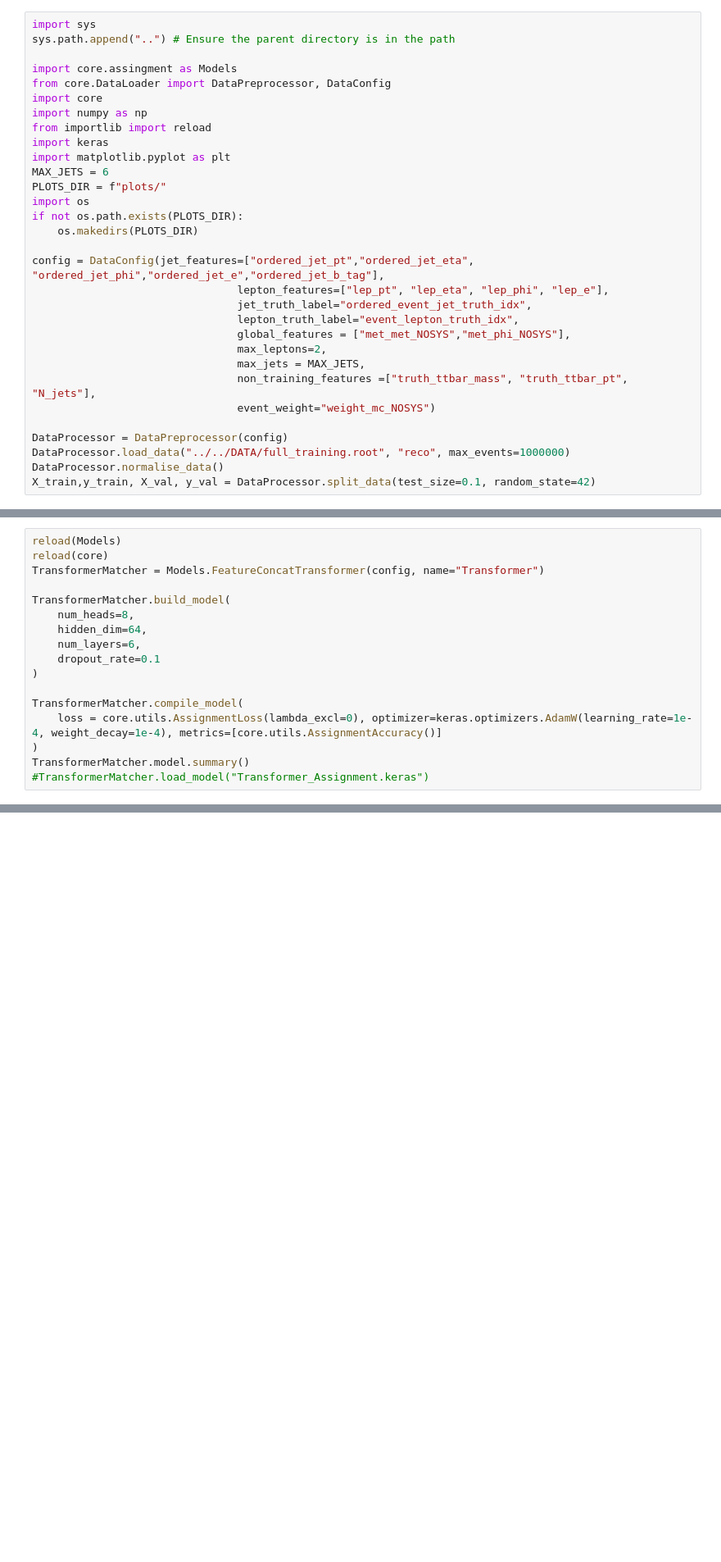
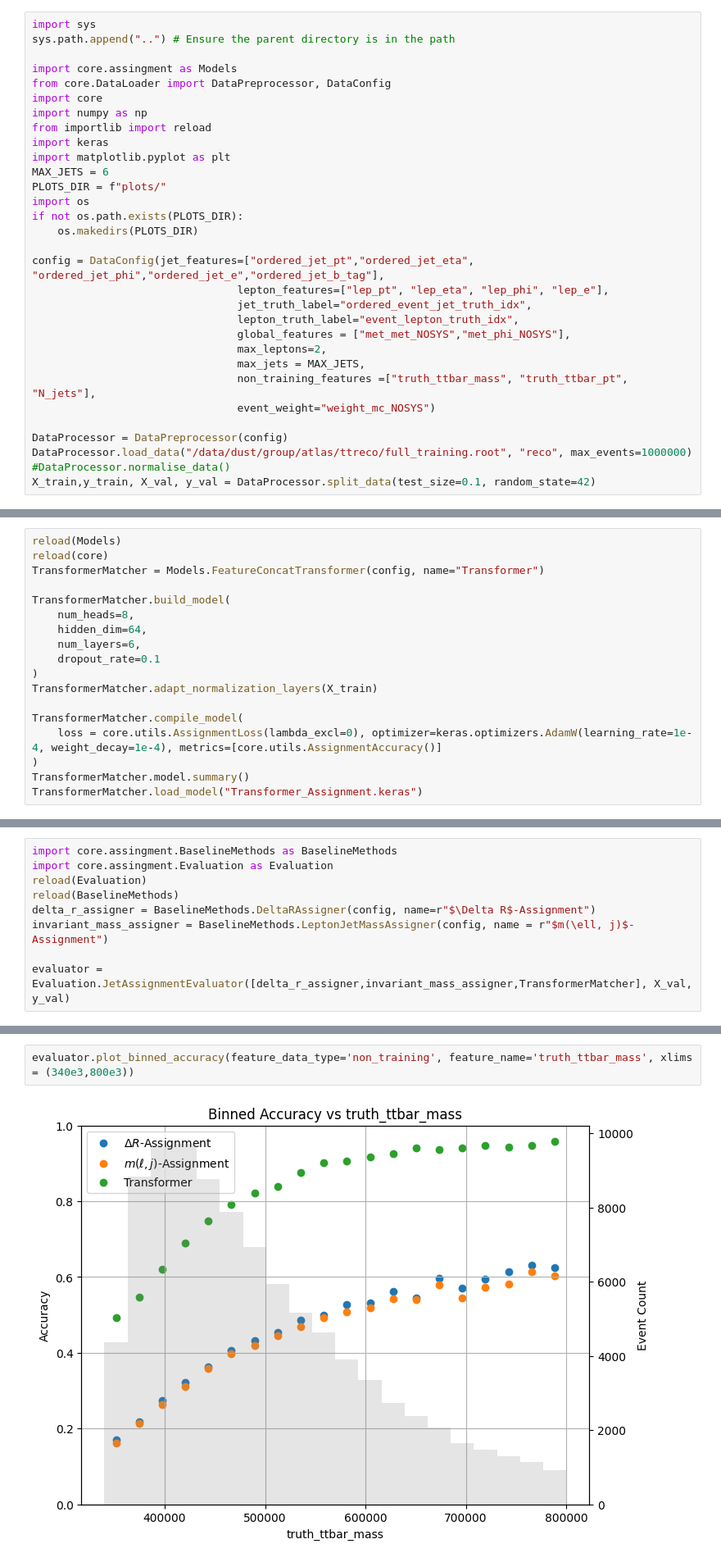
Before and after one commit to simi216/mva-trainer, a Jupyter notebook: notebooks/TransformerAnalysis.ipynb, the cells around one changed output, grey strips where cells are left out. Shown at 82% size. Cells and saved outputs as stored; diff of their text form; blank space fills up the shorter version.

Commit message:
made evaluation running

```diff
--- a/notebooks/TransformerAnalysis.ipynb
+++ b/notebooks/TransformerAnalysis.ipynb
@@ -26,6 +26,6 @@ config = DataConfig(jet_features=["ordered_jet_pt","ordered_jet_eta", "ordered_j
                                 event_weight="weight_mc_NOSYS")
 
 DataProcessor = DataPreprocessor(config)
-DataProcessor.load_data("../../DATA/full_training.root", "reco", max_events=1000000)
-DataProcessor.normalise_data()
+DataProcessor.load_data("/data/dust/group/atlas/ttreco/full_training.root", "reco", max_events=1000000)
+#DataProcessor.normalise_data()
 X_train,y_train, X_val, y_val = DataProcessor.split_data(test_size=0.1, random_state=42)
@@ -40,10 +54,11 @@ TransformerMatcher.build_model(
     num_layers=6,
     dropout_rate=0.1
 )
+TransformerMatcher.adapt_normalization_layers(X_train)
 
 TransformerMatcher.compile_model(
     loss = core.utils.AssignmentLoss(lambda_excl=0), optimizer=keras.optimizers.AdamW(learning_rate=1e-4, weight_decay=1e-4), metrics=[core.utils.AssignmentAccuracy()]
 )
 TransformerMatcher.model.summary()
-#TransformerMatcher.load_model("Transformer_Assignment.keras")
+TransformerMatcher.load_model("Transformer_Assignment.keras")
 # %% [output]
@@ -123,0 +130,9 @@ ConfusionMatrixDisplay.from_predictions(y_val[:,:,0].argmax(axis=-1),outputs[:,:
+# %%
+import core.assingment.BaselineMethods as BaselineMethods
+import core.assingment.Evaluation as Evaluation
+reload(Evaluation)
+reload(BaselineMethods)
+delta_r_assigner = BaselineMethods.DeltaRAssigner(config, name=r"$\Delta R$-Assignment")
+invariant_mass_assigner = BaselineMethods.LeptonJetMassAssigner(config, name = r"$m(\ell, j)$-Assignment")
+
+evaluator = Evaluation.JetAssignmentEvaluator([delta_r_assigner,invariant_mass_assigner,TransformerMatcher], X_val, y_val)
@@ -123,0 +146,4 @@ ConfusionMatrixDisplay.from_predictions(y_val[:,:,0].argmax(axis=-1),outputs[:,:
+# %%
+evaluator.plot_binned_accuracy(feature_data_type='non_training', feature_name='truth_ttbar_mass', xlims = (340e3,800e3))
+# %% [output]
+[figure, added]
```
Also changed, not shown: parts of 6 cells of this notebook, 10 other files.
